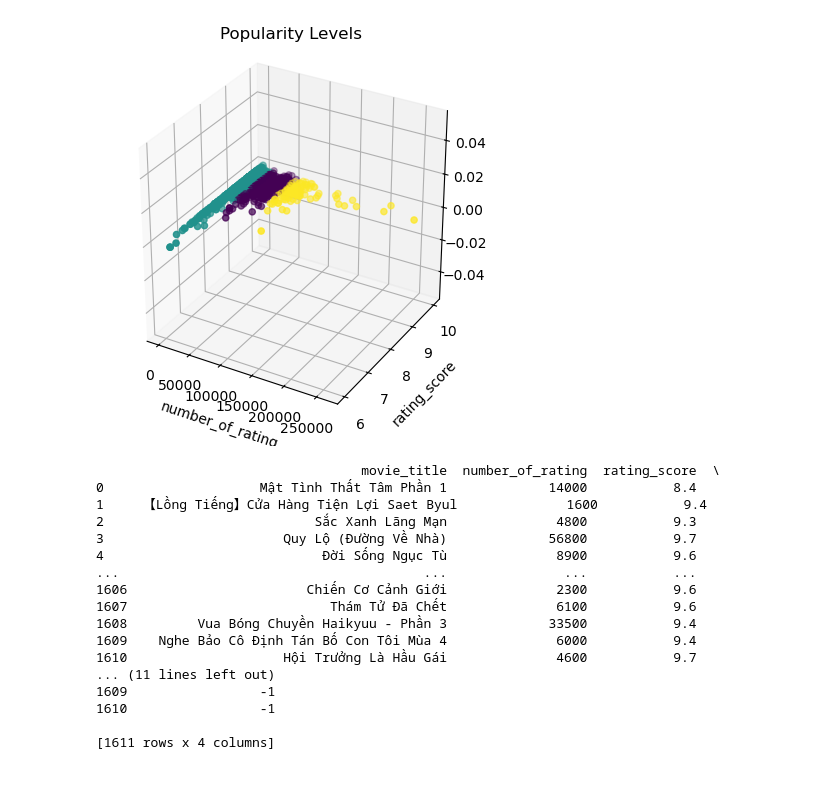
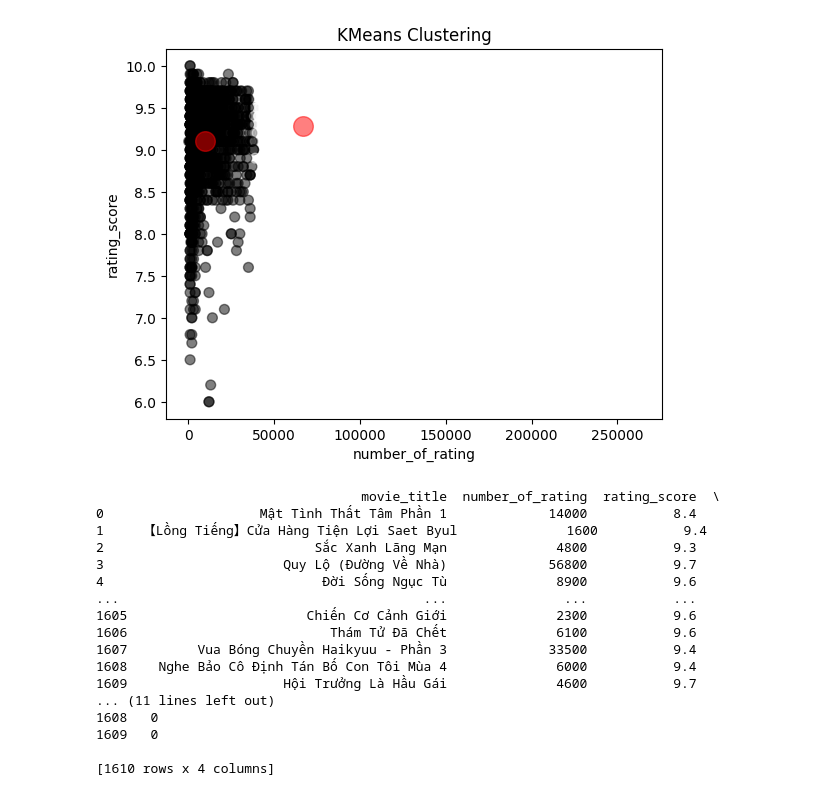
Before and after one commit to lamchi357/iQIYI, a Jupyter notebook: Train.ipynb, the cells around one changed output. Drawn from its saved outputs; the diff is of its cells as text; code cells hidden in the pictures.

```diff
--- a/Train.ipynb
+++ b/Train.ipynb
@@ -4,46 +4,29 @@ from sklearn.cluster import KMeans
 import matplotlib.pyplot as plt
 # %%
 data = pd.read_csv("dataIQIYI-Copy1.csv")
+# Xây dựng ma trận dữ liệu đầu vào cho KMeans
+X = data[['number_of_rating', 'rating_score', 'Lãng Mạn','Tình Tiết','Thanh Xuân','Thành Thị','Viễn Tưởng','Phim Hài','Bí Ẩn','Hành Động','Cổ Trang','Tình Bạn','Phiêu Lưu','Tội Phạm','Tình Yêu Ngọt Ngào',	'Gia Đình' ,'Nhiệt Huyết','Kinh Dị','Tiểu Thuyết Chuyển Thể','Other']]
 
-# Chọn các đặc điểm để phân nhóm phim
-features = data[['number_of_rating', 'rating_score']]
-
-# Xác định số lượng nhóm muốn tạo
-num_clusters = 3
-
-# Sử dụng KMeans để phân nhóm phim
-kmeans = KMeans(n_clusters=num_clusters, random_state=42, n_init=10)
-kmeans.fit(features)
-
-# Gắn nhãn cho từng phim dựa trên phân nhóm của KMeans
-labels = kmeans.labels_
-
-def assign_label(row):
-    if row['number_of_rating'] > 15000 and row['rating_score'] > 9.0:
-        return 1
-    elif row['number_of_rating'] > 10000 and row['rating_score'] > 8.0:
-        return 0
-    else:
-        return -1
-
-data['Popularity Levels'] = data.apply(assign_label, axis=1)
-
-# Vẽ biểu đồ phân nhóm
-fig = plt.figure()
-ax = fig.add_subplot(111, projection='3d')
-
-ax.set_xlabel('number_of_rating')
-ax.set_ylabel('rating_score')
-ax.set_title('Popularity Levels')
-
-ax.scatter(data['number_of_rating'], data['rating_score'], c=labels, cmap='viridis')
-ax.set_box_aspect([1,1,1])
+# Khởi tạo và fit model KMeans
+kmeans = KMeans(n_clusters=2, random_state=42)
+kmeans.fit(X)
+# Gán nhãn cho dữ liệu
+data['hot'] = kmeans.labels_
+# Gán nhãn cho cột "Hot"
+#0: unpopular, 1:popular
+data['hot'] = data['hot'].map({0: '0', 1: '1'})
+plt.scatter(data['number_of_rating'], data['rating_score'], c=data['hot'], cmap='viridis', s=50, alpha=0.5)
+centers = kmeans.cluster_centers_
+plt.scatter(centers[:, 0], centers[:, 1], c='red', s=200, alpha=0.5)
+plt.xlabel('number_of_rating')
+plt.ylabel('rating_score')
+plt.title('KMeans Clustering')
 plt.show()
 # %% [output]
-[figure, old version]
+[figure, new version]
 # %%
-print(data[['movie_title', 'number_of_rating', 'rating_score', 'Popularity Levels']])
-data.to_csv("dataIQIYI-Copy1.csv", index=False)
+print(data[['movie_title', 'number_of_rating', 'rating_score', 'hot']])
+data.to_csv("file_output.csv", index=False)
 # %% [output]
                                   movie_title  number_of_rating  rating_score  \
 0                    Mật Tình Thất Tâm Phần 1             14000           8.4
@@ -52,13 +35,13 @@ data.to_csv("dataIQIYI-Copy1.csv", index=False)
 3                       Quy Lộ (Đường Về Nhà)             56800           9.7
 4                            Đời Sống Ngục Tù              8900           9.6
 ...                                       ...               ...           ...
-1606                       Chiến Cơ Cảnh Giới              2300           9.6
-1607                          Thám Tử Đã Chết              6100           9.6
-1608         Vua Bóng Chuyền Haikyuu - Phần 3             33500           9.4
-1609    Nghe Bảo Cô Định Tán Bố Con Tôi Mùa 4              6000           9.4
-1610                    Hội Trưởng Là Hầu Gái              4600           9.7
+1605                       Chiến Cơ Cảnh Giới              2300           9.6
+1606                          Thám Tử Đã Chết              6100           9.6
+1607         Vua Bóng Chuyền Haikyuu - Phần 3             33500           9.4
+1608    Nghe Bảo Cô Định Tán Bố Con Tôi Mùa 4              6000           9.4
+1609                    Hội Trưởng Là Hầu Gái              4600           9.7
 ... (11 lines left out)
-1609                 -1
-1610                 -1
+1608   0
+1609   0
 
-[1611 rows x 4 columns]
+[1610 rows x 4 columns]
```
